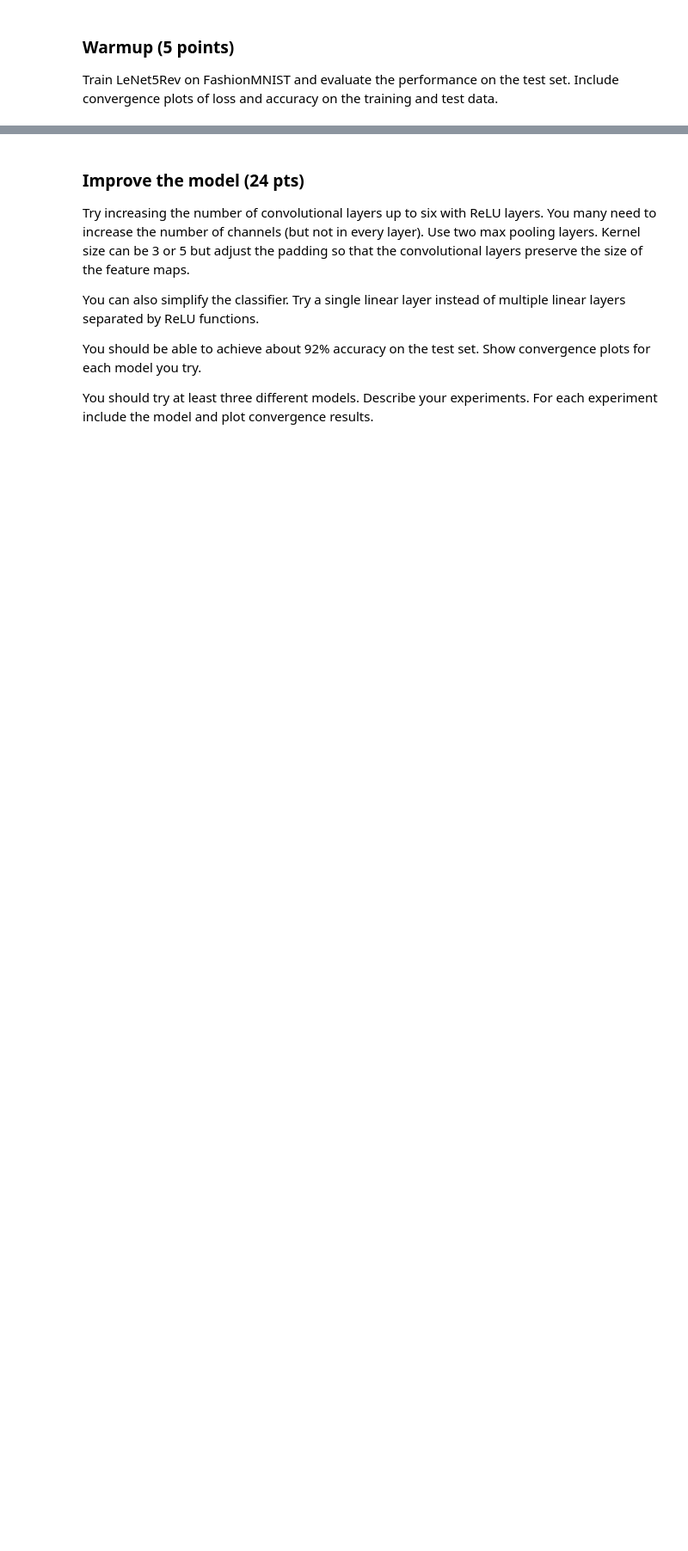
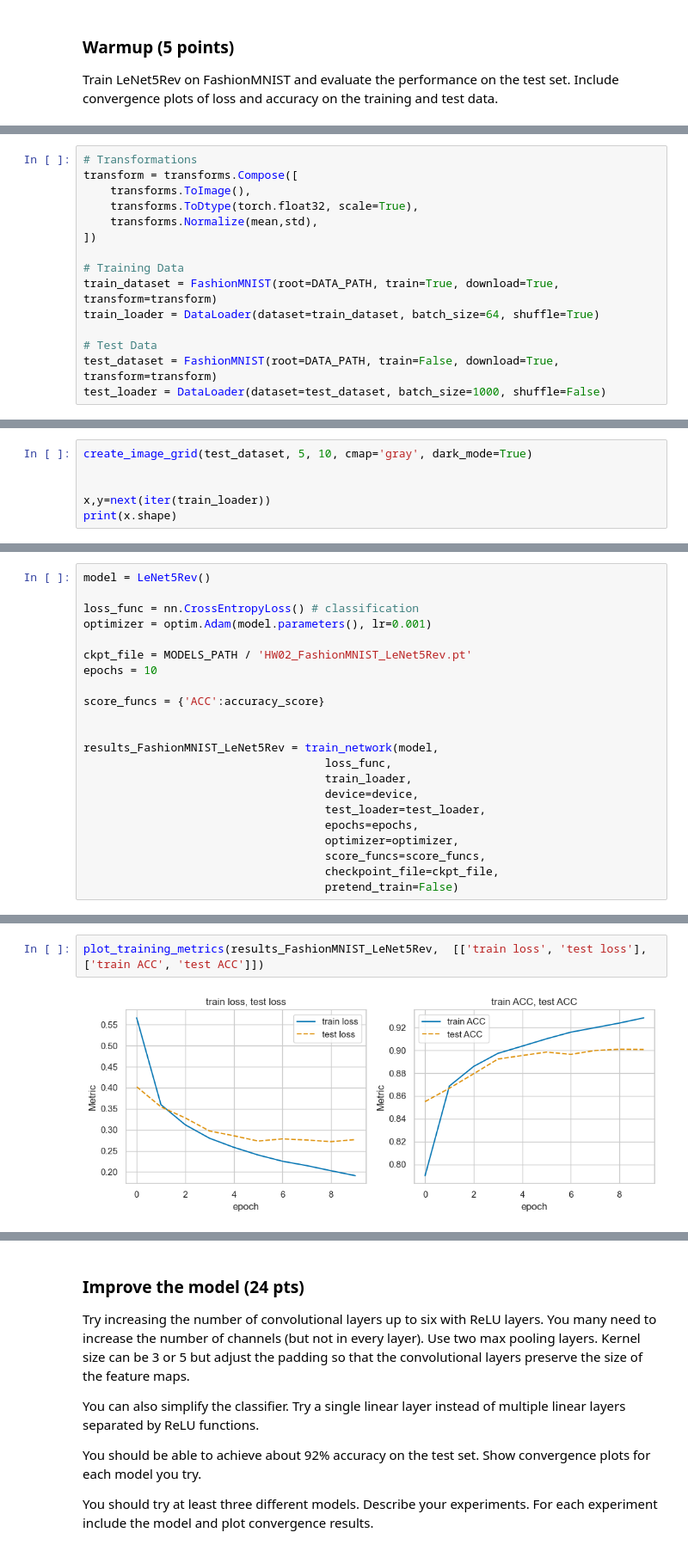
Before and after one commit to nkoranda97/DS776, a Jupyter notebook: Homework/Homework_02/Homework_02_FashionMNIST.ipynb, the cells around one changed output, grey strips where cells are left out. Shown at 86% size. Cells and saved outputs as stored; diff of their text form; blank space fills up the shorter version.

```diff
--- a/Homework/Homework_02/Homework_02_FashionMNIST.ipynb
+++ b/Homework/Homework_02/Homework_02_FashionMNIST.ipynb
@@ -10,0 +71,15 @@ Train LeNet5Rev on FashionMNIST and evaluate the performance on the test set.  I
+# %%
+# Transformations
+transform = transforms.Compose([
+    transforms.ToImage(),
+    transforms.ToDtype(torch.float32, scale=True),
+    transforms.Normalize(mean,std),
+])
+
+# Training Data
+train_dataset = FashionMNIST(root=DATA_PATH, train=True, download=True, transform=transform)
+train_loader = DataLoader(dataset=train_dataset, batch_size=64, shuffle=True)
+
+# Test Data
+test_dataset = FashionMNIST(root=DATA_PATH, train=False, download=True, transform=transform)
+test_loader = DataLoader(dataset=test_dataset, batch_size=1000, shuffle=False)
@@ -10,0 +101,6 @@ Train LeNet5Rev on FashionMNIST and evaluate the performance on the test set.  I
+# %%
+create_image_grid(test_dataset, 5, 10, cmap='gray', dark_mode=True)
+
+
+x,y=next(iter(train_loader))
+print(x.shape)
@@ -10,0 +139,22 @@ Train LeNet5Rev on FashionMNIST and evaluate the performance on the test set.  I
+# %%
+model = LeNet5Rev()
+
+loss_func = nn.CrossEntropyLoss() # classification
+optimizer = optim.Adam(model.parameters(), lr=0.001)
+
+ckpt_file = MODELS_PATH / 'HW02_FashionMNIST_LeNet5Rev.pt'
+epochs = 10
+
+score_funcs = {'ACC':accuracy_score}
+
+
+results_FashionMNIST_LeNet5Rev = train_network(model,
+                                    loss_func,
+                                    train_loader,
+                                    device=device,
+                                    test_loader=test_loader,
+                                    epochs=epochs,
+                                    optimizer=optimizer,
+                                    score_funcs=score_funcs,
+                                    checkpoint_file=ckpt_file,
+                                    pretend_train=False)
@@ -10,0 +165,4 @@ Train LeNet5Rev on FashionMNIST and evaluate the performance on the test set.  I
+# %%
+plot_training_metrics(results_FashionMNIST_LeNet5Rev,  [['train loss', 'test loss'], ['train ACC', 'test ACC']])
+# %% [output]
+[figure, added]
```
Also changed, not shown: parts of 22 cells of this notebook, 35 other files.
